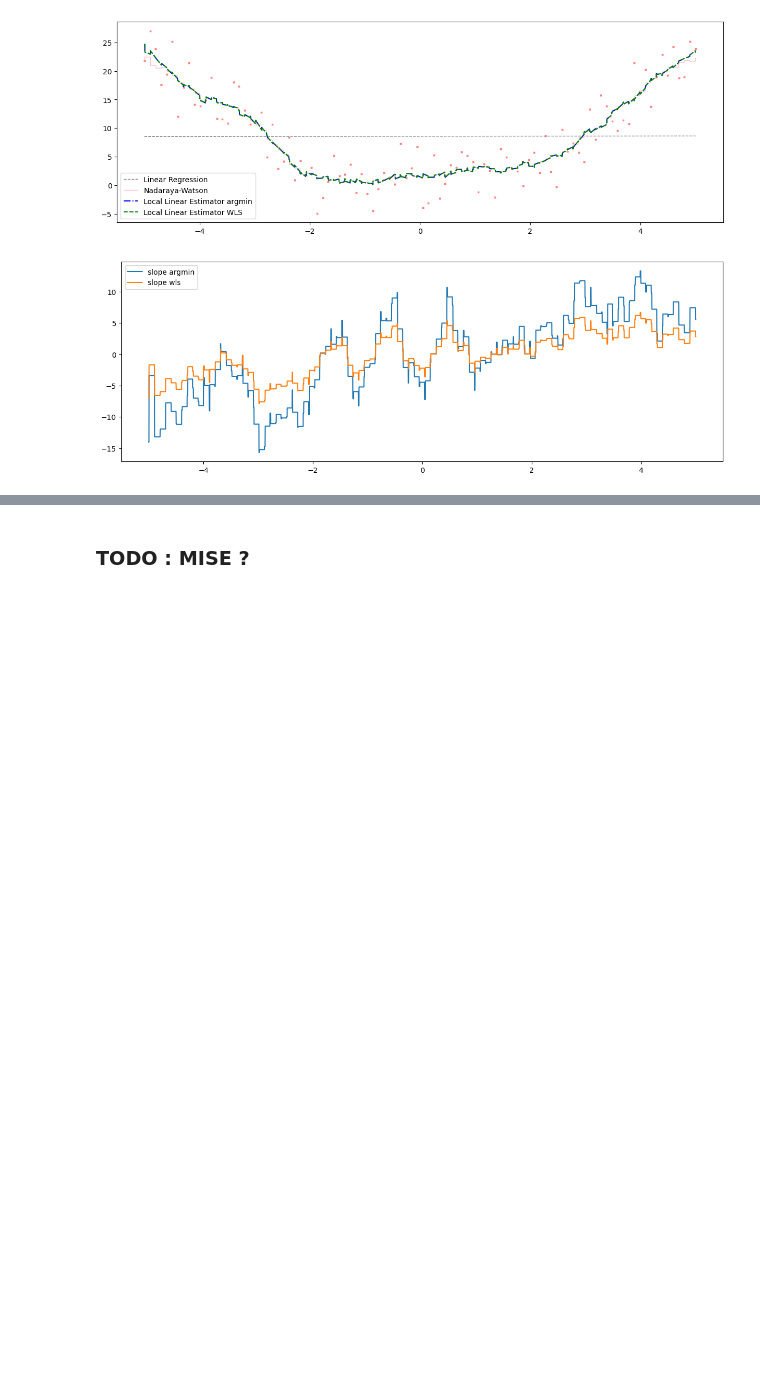
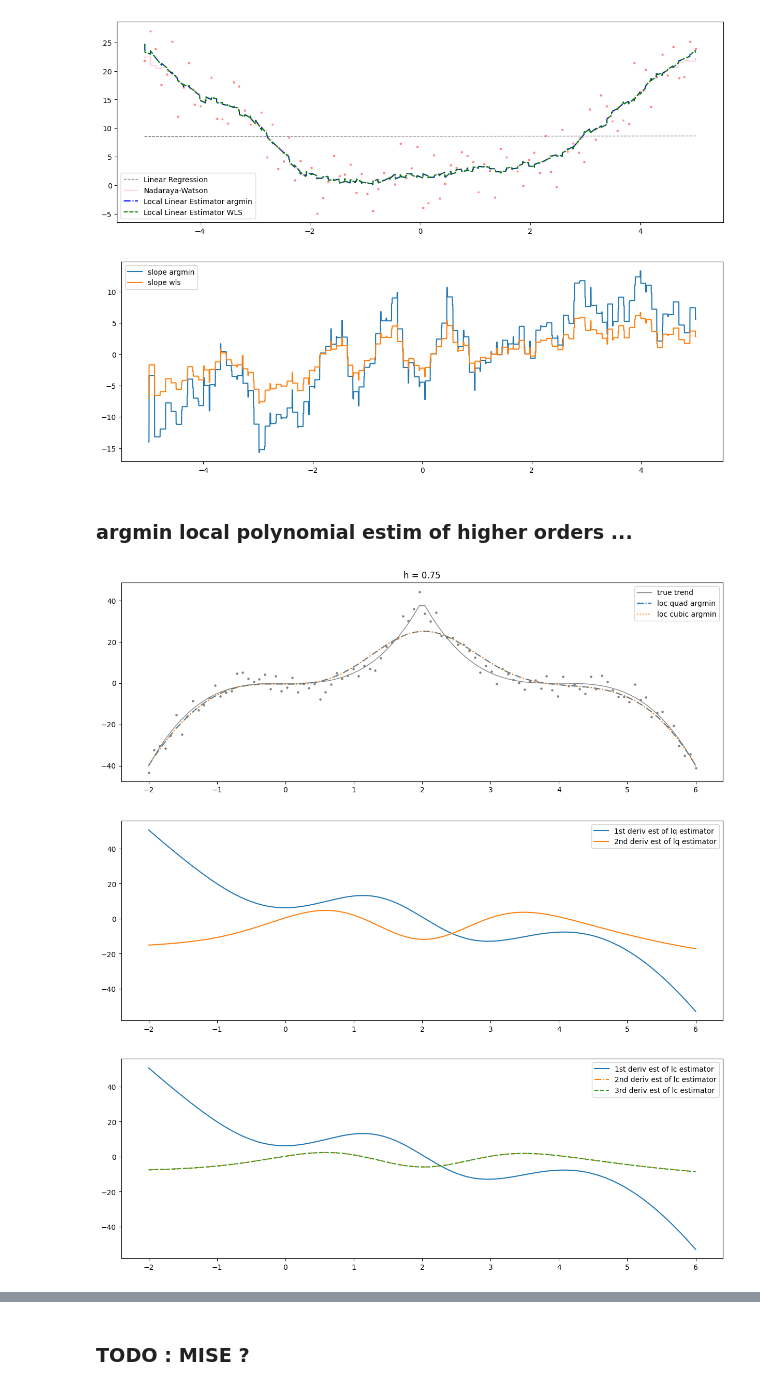
Before and after one commit to hikotei/Kernel-Simulations, a Jupyter notebook: 2023_12_12 NW.ipynb, the cells around one changed output, grey strips where cells are left out. Saved outputs shown, nothing was run; the diff lists cells and outputs as text; code cells hidden in the pictures; blank space fills up the shorter version.

```diff
--- a/2023_12_12 NW.ipynb
+++ b/2023_12_12 NW.ipynb
@@ -607,3 +564,5 @@ plt.figure(figsize=(15, 5))
 plt.plot(x_pred, -weights_argmin[1], label="slope argmin")
 plt.plot(x_pred, -weights_wls[1], label="slope wls")
 plt.show()
+# %% [markdown]
+### argmin local polynomial estim of higher orders ...
@@ -609,0 +659,51 @@ plt.show()
+# %%
+# simulation params
+n = 100
+np.random.seed(123)
+
+# generate data on fixed grid
+x_min, x_max = -2, 6
+x = np.linspace(x_min, x_max, n)
+# predict on finer grid
+x_pred = np.linspace(x_min, x_max, n*10)
+
+# define trend
+y_true = 5 * np.sin(2*x) + 15
+# define piecewise trend, x**3 on [-5, 0] and -x**3 on [0, 5]
+y_true = 5 * np.where(x < 2, x**3, -(x-4)**3)
+
+# add gaussian noise
+y = y_true + np.random.normal(0, 3, n)
+
+h_param = 0.75
+y_pred_lq_argmin, b_lq, c_lq = loc_quad_estim_argmin(x, y, x_pred, "gauss", h=h_param)
+y_pred_lc_argmin, b_lc , c_lc, d_lc = loc_cubic_estim_argmin(x, y, x_pred, "gauss", h=h_param)
+
+# plot conditional mean estimates
+plt.figure(figsize=(15, 5))
+plt.scatter(x, y, s=5, c='grey', marker="o")
+plt.plot(x, y_true, lw=1, c='grey', label="true trend")
+plt.plot(x_pred, y_pred_lq_argmin, lw=1.5, label="loc quad argmin", ls='-.')
+plt.plot(x_pred, y_pred_lc_argmin, lw=1.5, label="loc cubic argmin", ls=':')
+
+plt.title(f"h = {h_param}")
+plt.legend()
+plt.show()
+
+# plot derivative estimates
+plt.figure(figsize=(15, 5))
+plt.plot(x_pred, b_lq, label="1st deriv est of lq estimator")
+plt.plot(x_pred, c_lq, label="2nd deriv est of lq estimator")
+plt.legend()
+plt.show()
+
+plt.figure(figsize=(15, 5))
+plt.plot(x_pred, b_lc, label="1st deriv est of lc estimator", ls='-')
+plt.plot(x_pred, c_lc, label="2nd deriv est of lc estimator", ls='-.')
+plt.plot(x_pred, d_lc, label="3rd deriv est of lc estimator", ls='--')
+plt.legend()
+plt.show()
+# %% [output]
+[figure, added]
+[figure, added]
+[figure, added]
```
Also changed, not shown: parts of 20 cells of this notebook.
